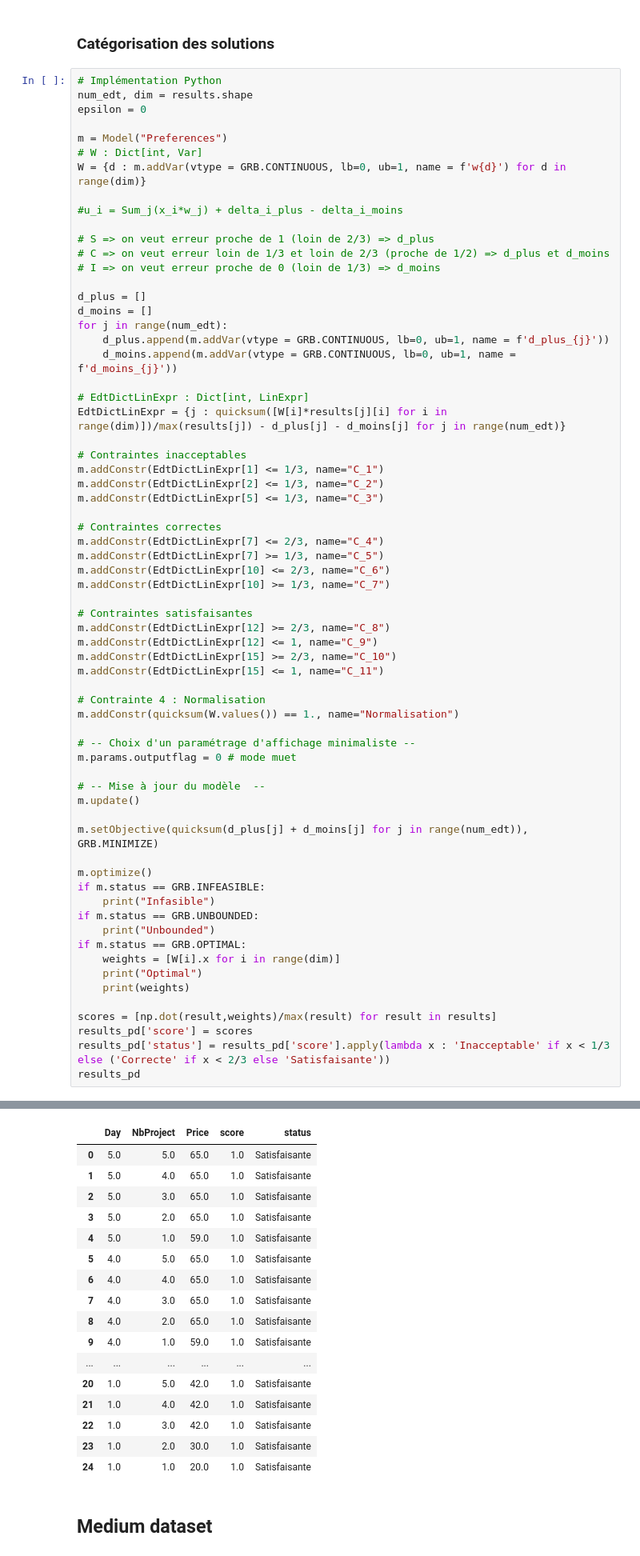
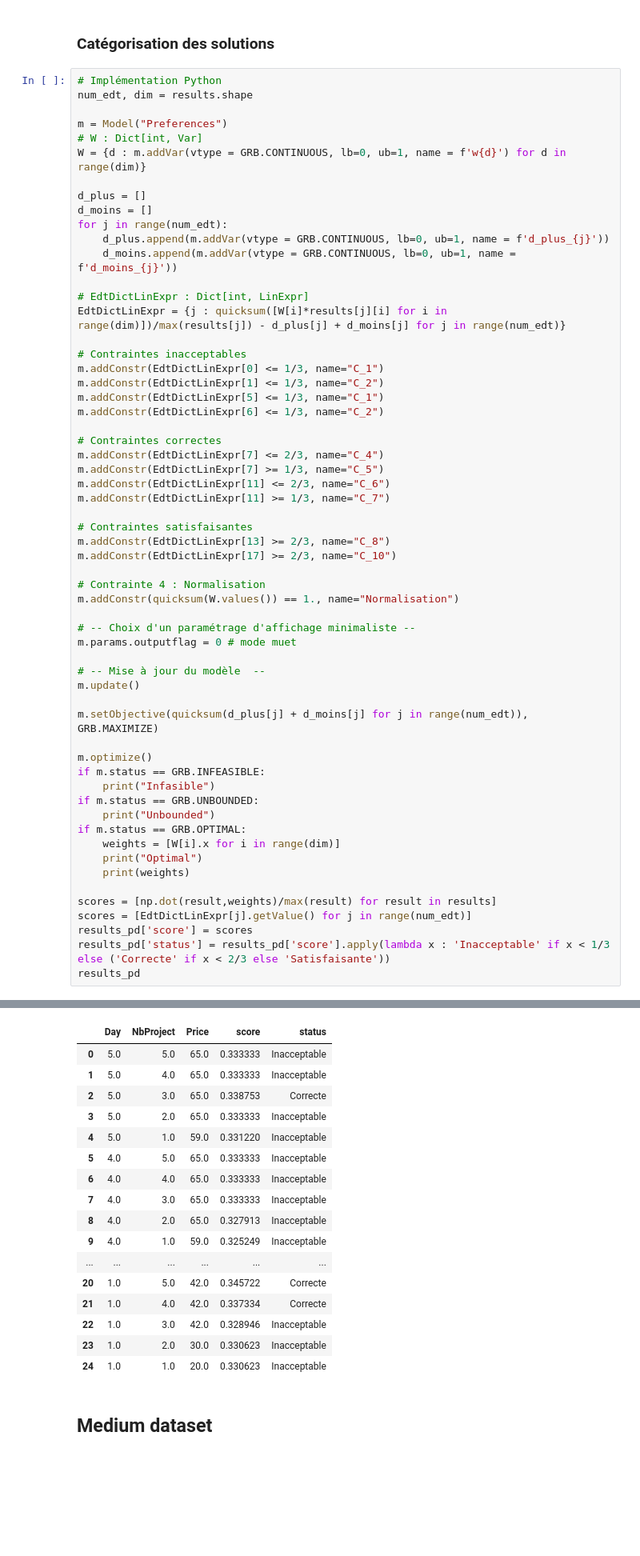
Before and after one commit to YoanGab/sdp, a Jupyter notebook: discrimination.ipynb, the cells around one changed output, grey strips where cells are left out. Shown: that part at 80% size. Drawn from its saved outputs; the diff is of its cells as text; blank space fills up the shorter version.

```diff
--- a/discrimination.ipynb
+++ b/discrimination.ipynb
@@ -108,17 +108,10 @@ plt.show()
 # %%
 # Implémentation Python
 num_edt, dim = results.shape
-epsilon = 0
 
 m = Model("Preferences")
 # W : Dict[int, Var]
 W = {d : m.addVar(vtype = GRB.CONTINUOUS, lb=0, ub=1, name = f'w{d}') for d in range(dim)}
-
-#u_i = Sum_j(x_i*w_j) + delta_i_plus - delta_i_moins
-
-# S => on veut erreur proche de 1 (loin de 2/3) => d_plus
-# C => on veut erreur loin de 1/3 et loin de 2/3 (proche de 1/2) => d_plus et d_moins
-# I => on veut erreur proche de 0 (loin de 1/3) => d_moins
 
 d_plus = []
 d_moins = []
@@ -127,24 +120,23 @@ for j in range(num_edt):
     d_moins.append(m.addVar(vtype = GRB.CONTINUOUS, lb=0, ub=1, name = f'd_moins_{j}'))
 
 # EdtDictLinExpr : Dict[int, LinExpr]
-EdtDictLinExpr = {j : quicksum([W[i]*results[j][i] for i in range(dim)])/max(results[j]) - d_plus[j] - d_moins[j] for j in range(num_edt)}
+EdtDictLinExpr = {j : quicksum([W[i]*results[j][i] for i in range(dim)])/max(results[j]) - d_plus[j] + d_moins[j] for j in range(num_edt)}
 
 # Contraintes inacceptables
-m.addConstr(EdtDictLinExpr[1] <= 1/3, name="C_1")
-m.addConstr(EdtDictLinExpr[2] <= 1/3, name="C_2")
-m.addConstr(EdtDictLinExpr[5] <= 1/3, name="C_3")
+m.addConstr(EdtDictLinExpr[0] <= 1/3, name="C_1")
+m.addConstr(EdtDictLinExpr[1] <= 1/3, name="C_2")
+m.addConstr(EdtDictLinExpr[5] <= 1/3, name="C_1")
+m.addConstr(EdtDictLinExpr[6] <= 1/3, name="C_2")
 
 # Contraintes correctes
 m.addConstr(EdtDictLinExpr[7] <= 2/3, name="C_4")
 m.addConstr(EdtDictLinExpr[7] >= 1/3, name="C_5")
-m.addConstr(EdtDictLinExpr[10] <= 2/3, name="C_6")
-m.addConstr(EdtDictLinExpr[10] >= 1/3, name="C_7")
+m.addConstr(EdtDictLinExpr[11] <= 2/3, name="C_6")
+m.addConstr(EdtDictLinExpr[11] >= 1/3, name="C_7")
 
 # Contraintes satisfaisantes
-m.addConstr(EdtDictLinExpr[12] >= 2/3, name="C_8")
-m.addConstr(EdtDictLinExpr[12] <= 1, name="C_9")
-m.addConstr(EdtDictLinExpr[15] >= 2/3, name="C_10")
-m.addConstr(EdtDictLinExpr[15] <= 1, name="C_11")
+m.addConstr(EdtDictLinExpr[13] >= 2/3, name="C_8")
+m.addConstr(EdtDictLinExpr[17] >= 2/3, name="C_10")
 
 # Contrainte 4 : Normalisation
 m.addConstr(quicksum(W.values()) == 1., name="Normalisation")
@@ -155,7 +147,7 @@ m.params.outputflag = 0 # mode muet
 # -- Mise à jour du modèle  --
 m.update()
 
-m.setObjective(quicksum(d_plus[j] + d_moins[j] for j in range(num_edt)), GRB.MINIMIZE)
+m.setObjective(quicksum(d_plus[j] + d_moins[j] for j in range(num_edt)), GRB.MAXIMIZE)
 
 m.optimize()
 if m.status == GRB.INFEASIBLE:
@@ -168,6 +160,7 @@ if m.status == GRB.OPTIMAL:
     print(weights)
 
 scores = [np.dot(result,weights)/max(result) for result in results]
+scores = [EdtDictLinExpr[j].getValue() for j in range(num_edt)]
 results_pd['score'] = scores
 results_pd['status'] = results_pd['score'].apply(lambda x : 'Inacceptable' if x < 1/3 else ('Correcte' if x < 2/3 else 'Satisfaisante'))
 results_pd
@@ -177,20 +170,20 @@ Optimal
 |  | Day | NbProject | Price | score | status |
-| 0 | 5.0 | 5.0 | 65.0 | 1.0 | Satisfaisante |
-| 1 | 5.0 | 4.0 | 65.0 | 1.0 | Satisfaisante |
-| 2 | 5.0 | 3.0 | 65.0 | 1.0 | Satisfaisante |
-| 3 | 5.0 | 2.0 | 65.0 | 1.0 | Satisfaisante |
-| 4 | 5.0 | 1.0 | 59.0 | 1.0 | Satisfaisante |
-| 5 | 4.0 | 5.0 | 65.0 | 1.0 | Satisfaisante |
-| 6 | 4.0 | 4.0 | 65.0 | 1.0 | Satisfaisante |
-| 7 | 4.0 | 3.0 | 65.0 | 1.0 | Satisfaisante |
-| 8 | 4.0 | 2.0 | 65.0 | 1.0 | Satisfaisante |
-| 9 | 4.0 | 1.0 | 59.0 | 1.0 | Satisfaisante |
+| 0 | 5.0 | 5.0 | 65.0 | 0.333333 | Inacceptable |
+| 1 | 5.0 | 4.0 | 65.0 | 0.333333 | Inacceptable |
+| 2 | 5.0 | 3.0 | 65.0 | 0.338753 | Correcte |
+| 3 | 5.0 | 2.0 | 65.0 | 0.333333 | Inacceptable |
+| 4 | 5.0 | 1.0 | 59.0 | 0.331220 | Inacceptable |
+| 5 | 4.0 | 5.0 | 65.0 | 0.333333 | Inacceptable |
+| 6 | 4.0 | 4.0 | 65.0 | 0.333333 | Inacceptable |
+| 7 | 4.0 | 3.0 | 65.0 | 0.333333 | Inacceptable |
+| 8 | 4.0 | 2.0 | 65.0 | 0.327913 | Inacceptable |
+| 9 | 4.0 | 1.0 | 59.0 | 0.325249 | Inacceptable |
 | ... | ... | ... | ... | ... | ... |
-| 20 | 1.0 | 5.0 | 42.0 | 1.0 | Satisfaisante |
-| 21 | 1.0 | 4.0 | 42.0 | 1.0 | Satisfaisante |
-| 22 | 1.0 | 3.0 | 42.0 | 1.0 | Satisfaisante |
-| 23 | 1.0 | 2.0 | 30.0 | 1.0 | Satisfaisante |
-| 24 | 1.0 | 1.0 | 20.0 | 1.0 | Satisfaisante |
+| 20 | 1.0 | 5.0 | 42.0 | 0.345722 | Correcte |
+| 21 | 1.0 | 4.0 | 42.0 | 0.337334 | Correcte |
+| 22 | 1.0 | 3.0 | 42.0 | 0.328946 | Inacceptable |
+| 23 | 1.0 | 2.0 | 30.0 | 0.330623 | Inacceptable |
+| 24 | 1.0 | 1.0 | 20.0 | 0.330623 | Inacceptable |
 # %% [markdown]
 ## Medium dataset
 # %% [markdown]
```
Also changed, not shown: parts of 3 cells of this notebook.
